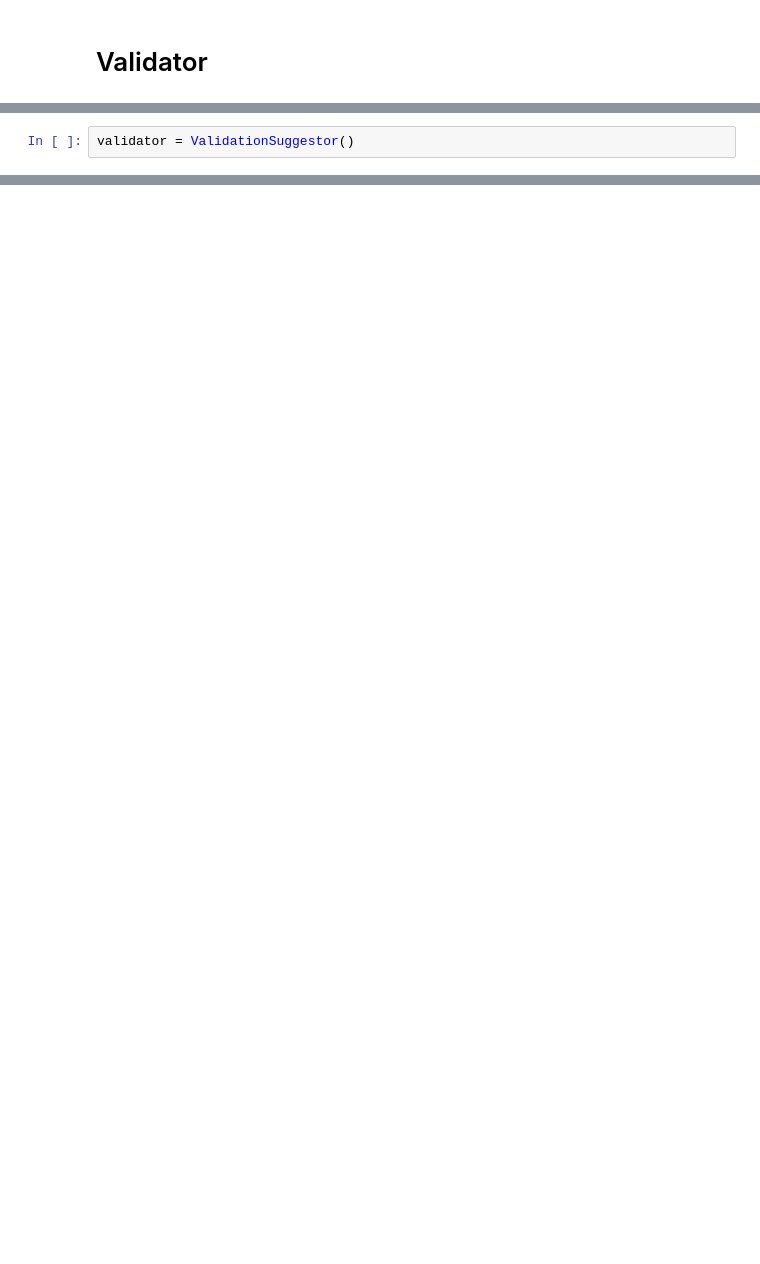
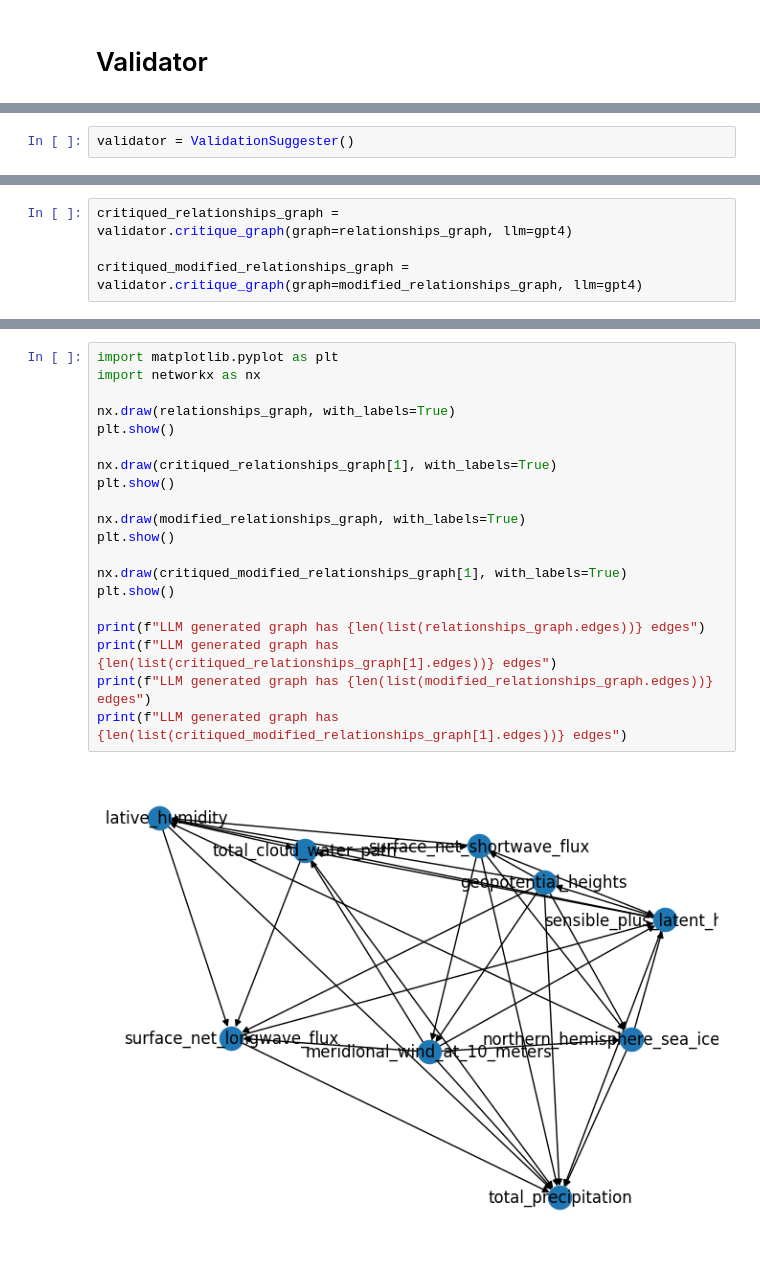
Before and after one commit to albamoleroo/causality_llms, a Jupyter notebook: suggester_example.ipynb, the cells around one changed output, grey strips where cells are left out. Cells and saved outputs as stored; diff of their text form; blank space fills up the shorter version.

```diff
--- a/suggester_example.ipynb
+++ b/suggester_example.ipynb
@@ -304,4 +338,4 @@ organization = os.getenv("organization")
 # set the default language model used to execute guidance programs
 gpt4 = guidance.llms.OpenAI(api_key=api_key, organization=organization, model="gpt-4")
 # %%
-validator = ValidationSuggestor()
+validator = ValidationSuggester()
@@ -348,0 +342,4 @@ critiqued_edges = validator.critique_graph(edges=relationships, llm=gpt4)
+# %%
+critiqued_relationships_graph = validator.critique_graph(graph=relationships_graph, llm=gpt4)
+
+critiqued_modified_relationships_graph = validator.critique_graph(graph=modified_relationships_graph, llm=gpt4)
@@ -348,0 +348,22 @@ critiqued_edges = validator.critique_graph(edges=relationships, llm=gpt4)
+# %%
+import matplotlib.pyplot as plt
+import networkx as nx
+
+nx.draw(relationships_graph, with_labels=True)
+plt.show()
+
+nx.draw(critiqued_relationships_graph[1], with_labels=True)
+plt.show()
+
+nx.draw(modified_relationships_graph, with_labels=True)
+plt.show()
+
+nx.draw(critiqued_modified_relationships_graph[1], with_labels=True)
+plt.show()
+
+print(f"LLM generated graph has {len(list(relationships_graph.edges))} edges")
+print(f"LLM generated graph has {len(list(critiqued_relationships_graph[1].edges))} edges")
+print(f"LLM generated graph has {len(list(modified_relationships_graph.edges))} edges")
+print(f"LLM generated graph has {len(list(critiqued_modified_relationships_graph[1].edges))} edges")
+# %% [output]
+[figure, added]
```
Also changed, not shown: parts of 28 cells of this notebook, 5 other files.
